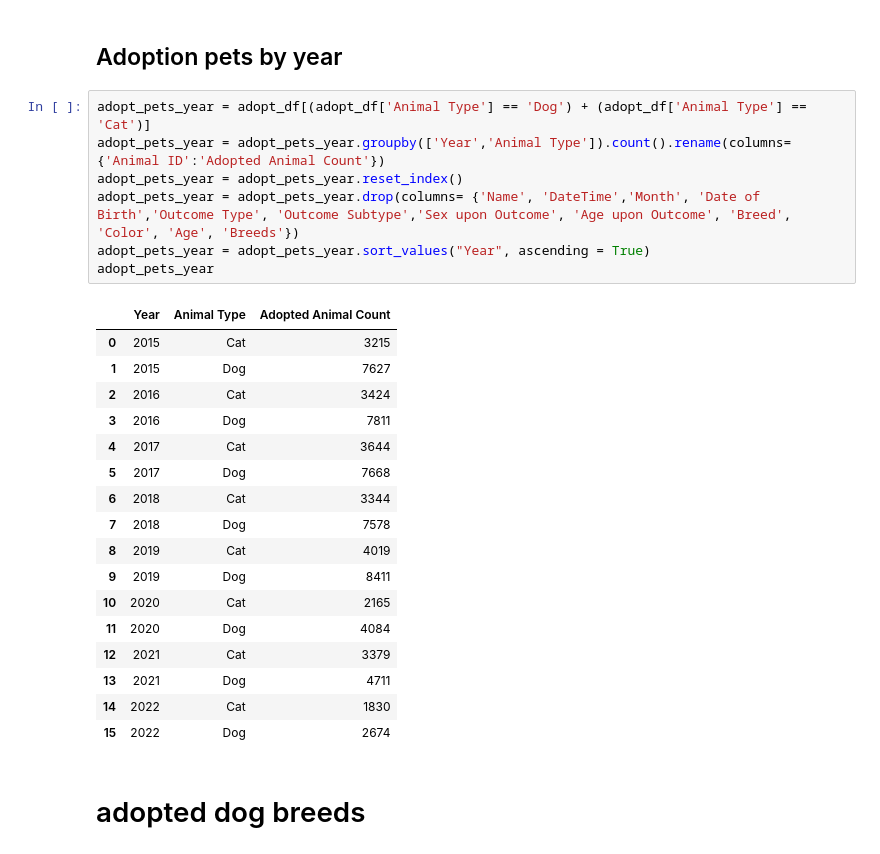
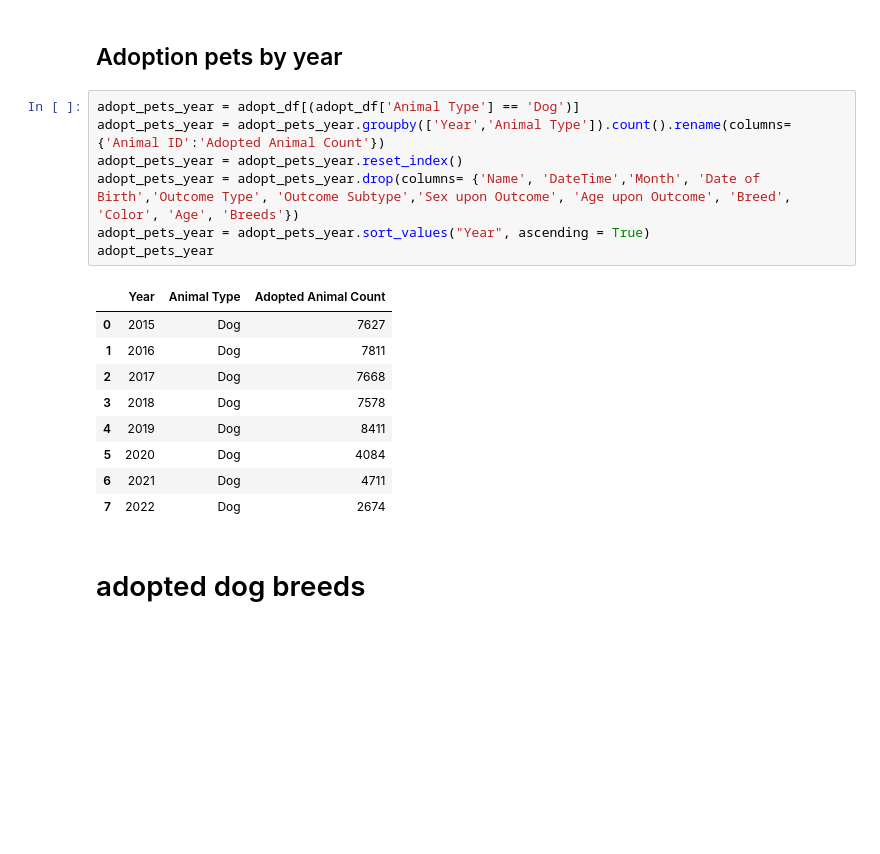
Before and after one commit to bfarao/bf_capstone, a Jupyter notebook: notebook/BrunaF_Austin_Capstone.ipynb, the cells around one changed output. Cells and saved outputs as stored; diff of their text form; blank space fills up the shorter version.

```diff
--- a/notebook/BrunaF_Austin_Capstone.ipynb
+++ b/notebook/BrunaF_Austin_Capstone.ipynb
@@ -167,30 +175,22 @@ adopt_pets
 # %% [markdown]
 ## Adoption pets by year
 # %%
-adopt_pets_year = adopt_df[(adopt_df['Animal Type'] == 'Dog') + (adopt_df['Animal Type'] == 'Cat')]
+adopt_pets_year = adopt_df[(adopt_df['Animal Type'] == 'Dog')]
 adopt_pets_year = adopt_pets_year.groupby(['Year','Animal Type']).count().rename(columns= {'Animal ID':'Adopted Animal Count'})
 adopt_pets_year = adopt_pets_year.reset_index()
 adopt_pets_year = adopt_pets_year.drop(columns= {'Name', 'DateTime','Month', 'Date of Birth','Outcome Type', 'Outcome Subtype','Sex upon Outcome', 'Age upon Outcome', 'Breed', 'Color', 'Age', 'Breeds'})
 adopt_pets_year = adopt_pets_year.sort_values("Year", ascending = True)
 adopt_pets_year
 # %% [output]
 |  | Year | Animal Type | Adopted Animal Count |
-| 0 | 2015 | Cat | 3215 |
-| 1 | 2015 | Dog | 7627 |
-| 2 | 2016 | Cat | 3424 |
-| 3 | 2016 | Dog | 7811 |
-| 4 | 2017 | Cat | 3644 |
-| 5 | 2017 | Dog | 7668 |
-| 6 | 2018 | Cat | 3344 |
-| 7 | 2018 | Dog | 7578 |
-| 8 | 2019 | Cat | 4019 |
-| 9 | 2019 | Dog | 8411 |
-| 10 | 2020 | Cat | 2165 |
-| 11 | 2020 | Dog | 4084 |
-| 12 | 2021 | Cat | 3379 |
-| 13 | 2021 | Dog | 4711 |
-| 14 | 2022 | Cat | 1830 |
-| 15 | 2022 | Dog | 2674 |
+| 0 | 2015 | Dog | 7627 |
+| 1 | 2016 | Dog | 7811 |
+| 2 | 2017 | Dog | 7668 |
+| 3 | 2018 | Dog | 7578 |
+| 4 | 2019 | Dog | 8411 |
+| 5 | 2020 | Dog | 4084 |
+| 6 | 2021 | Dog | 4711 |
+| 7 | 2022 | Dog | 2674 |
 # %% [markdown]
 # adopted dog breeds
 # %%
```
Also changed, not shown: parts of 26 cells of this notebook, 5 other files.
